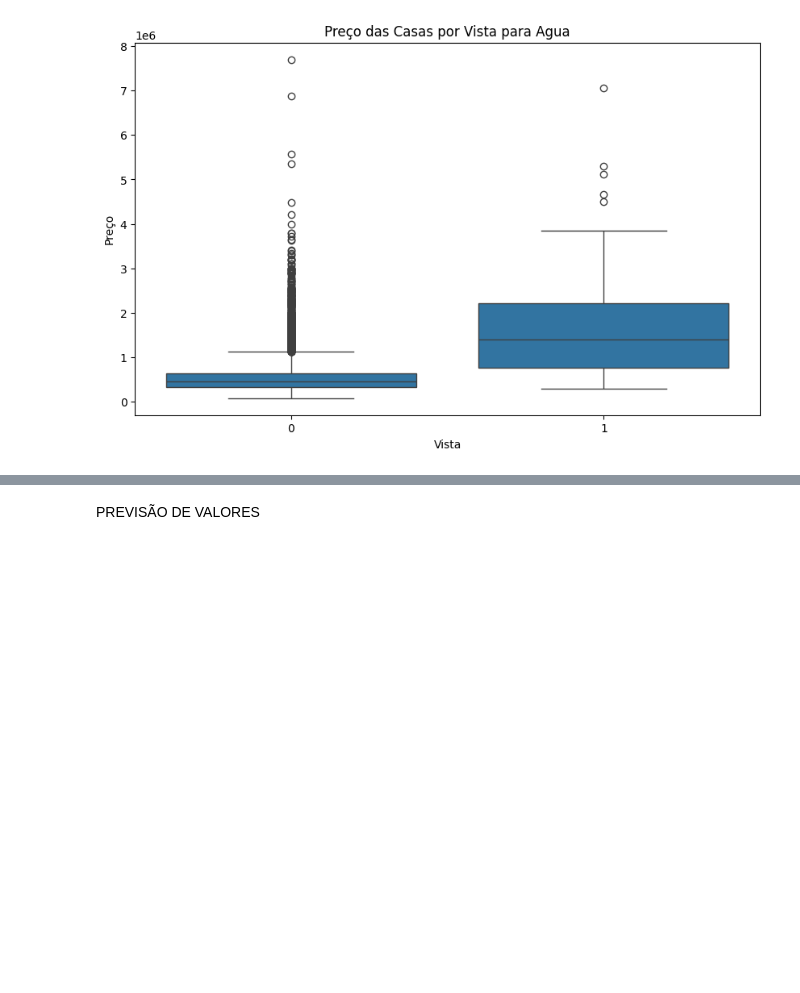
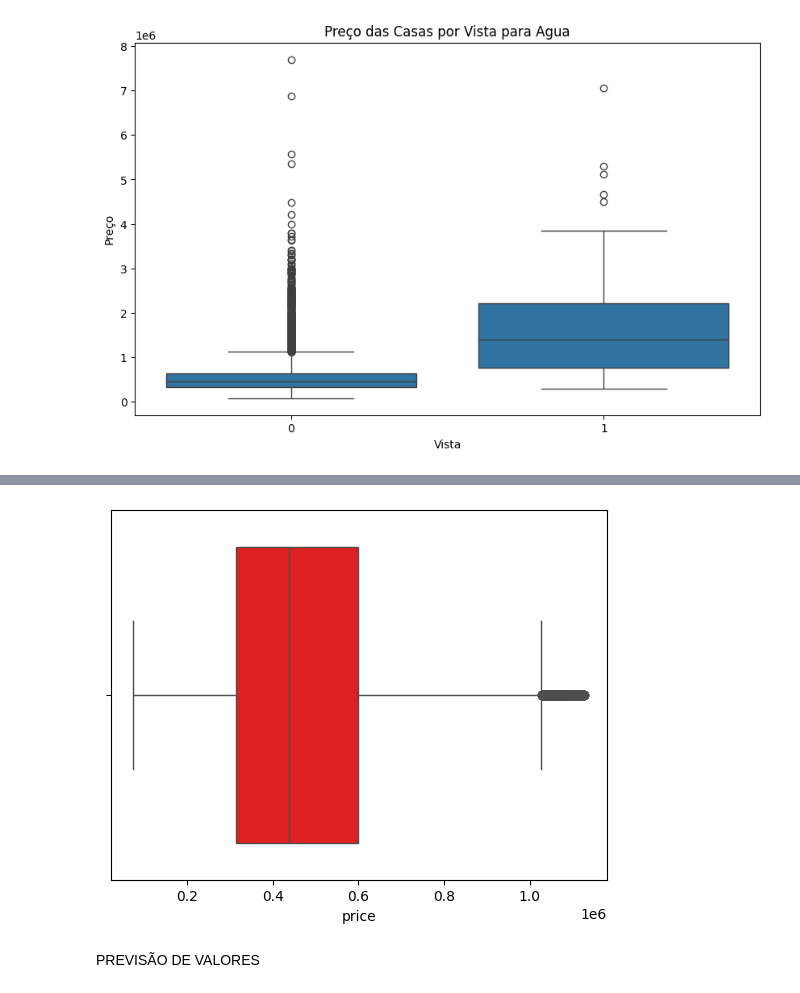
Before and after one commit to liscandeia/Codelab_Data, a Jupyter notebook: houseSalePrediction.ipynb, the cells around one changed output, grey strips where cells are left out. Cells and saved outputs as stored; diff of their text form; code cells hidden in the pictures; blank space fills up the shorter version.

```diff
--- a/houseSalePrediction.ipynb
+++ b/houseSalePrediction.ipynb
@@ -103,3 +129,10 @@ plt.show()
+# %%
+# Boxplot para a variável preço
+sns.boxplot(x=df['price'], color="red")
+plt.show()
+#Nota-se que o boxplot esta bem mais real
+# %% [output]
+[figure, added]
 # %% [markdown]
 PREVISÃO DE VALORES
 # %%
```
Also changed, not shown: parts of 7 cells of this notebook.
